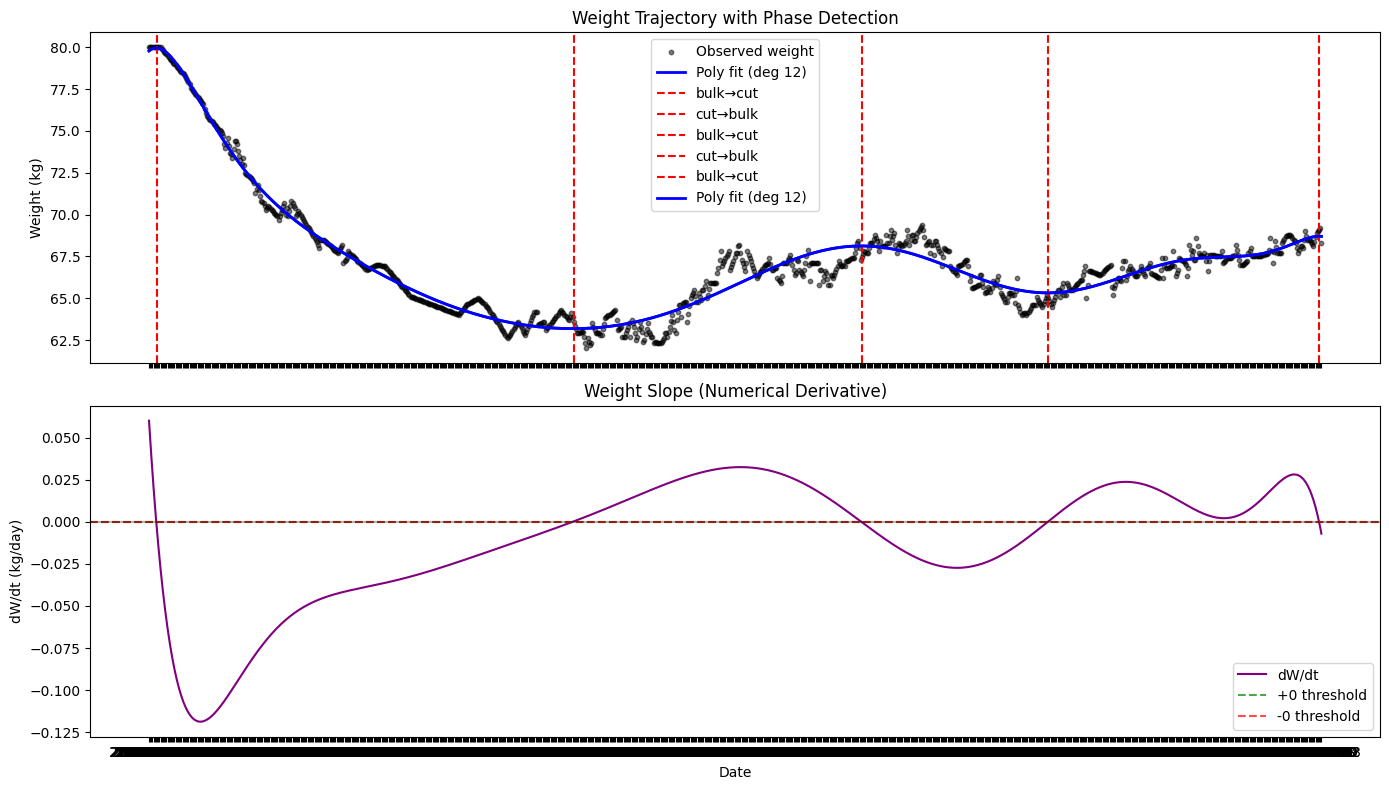
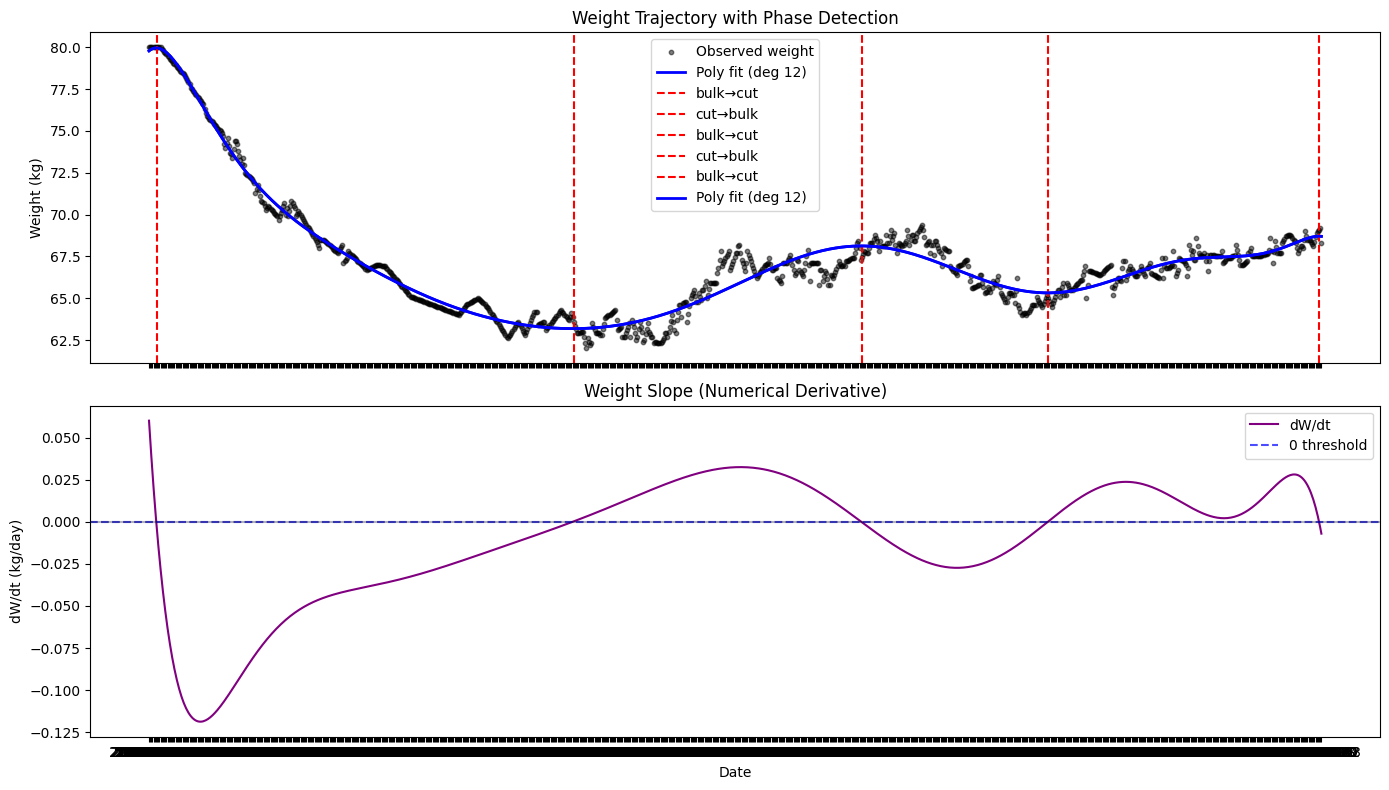
The notebook cell's code change between the first figure and the second:
--- before
+++ after
@@ -57,6 +57,5 @@
     # Derivative plot
     ax2.plot(df["Date"], d, color="purple", linewidth=1.5, label="dW/dt")
-    ax2.axhline(y= slope_threshold, color="green", linestyle="--", alpha=0.7, label=f"+{slope_threshold} threshold")
-    ax2.axhline(y=-slope_threshold, color="red",   linestyle="--", alpha=0.7, label=f"-{slope_threshold} threshold")
+    ax2.axhline(y= slope_threshold, color="blue", linestyle="--", alpha=0.7, label=f"{slope_threshold} threshold")
     ax2.axhline(y=0, color="black", linestyle="-", alpha=0.3)
     ax2.set_ylabel("dW/dt (kg/day)")

Commit: replaced dotted line color in derivative graph